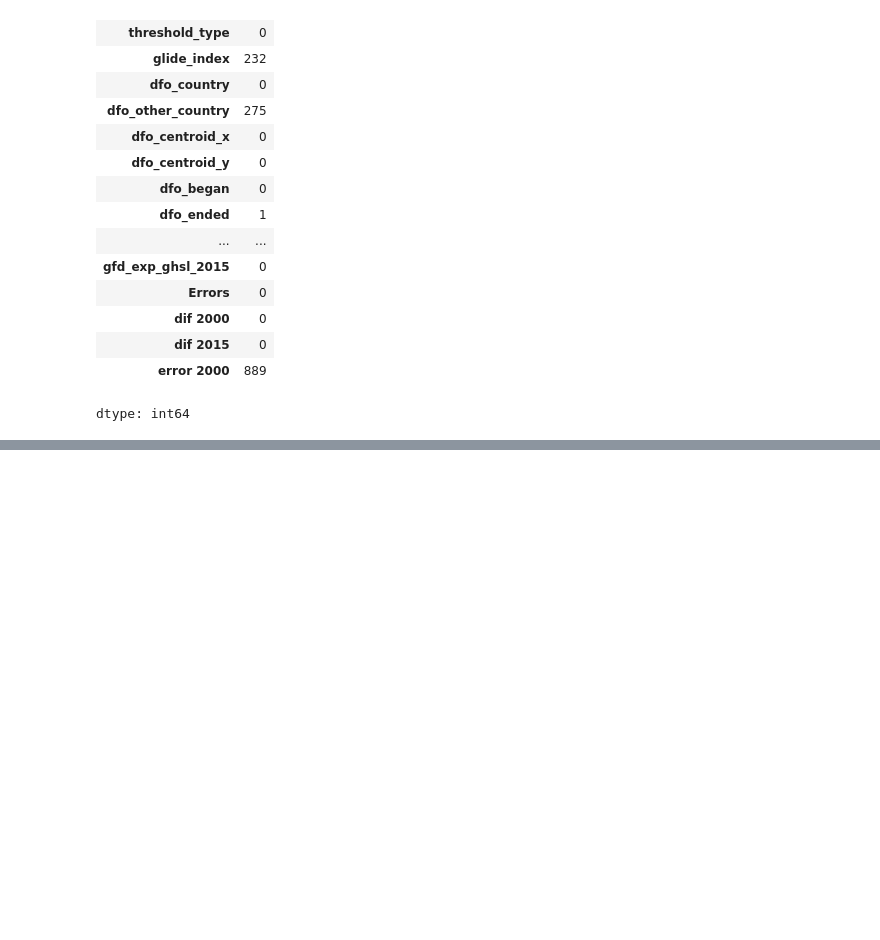
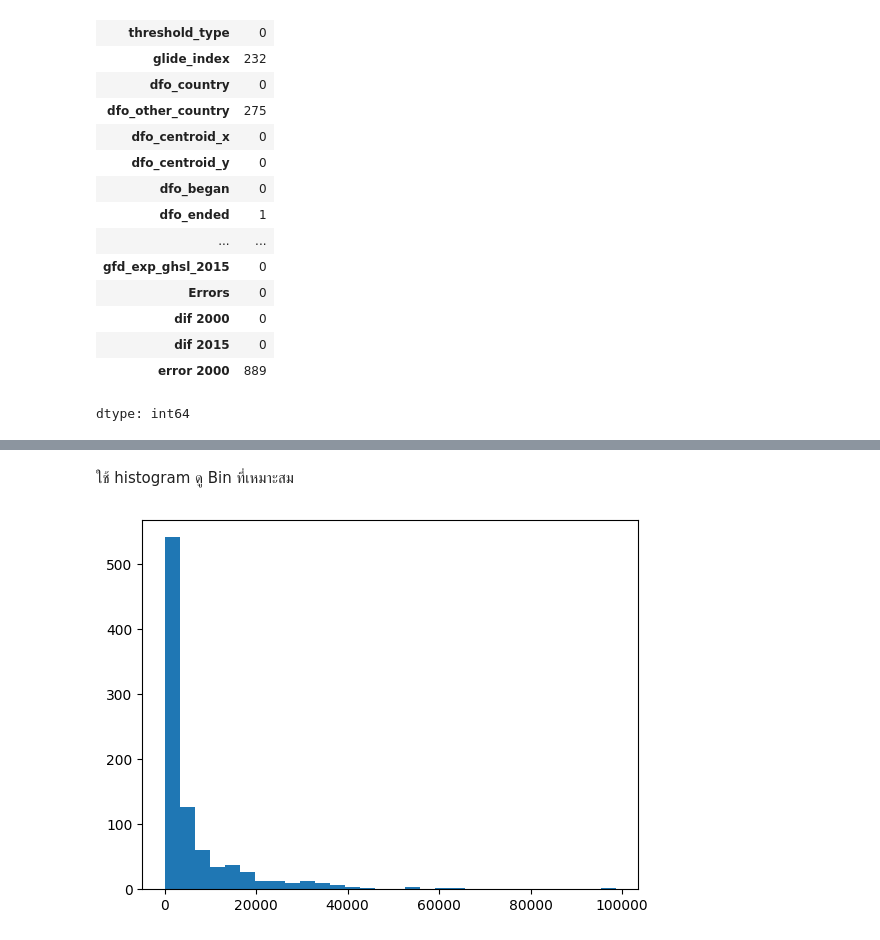
Before and after one commit to Patchaa119/BSC_DPDM2025, a Jupyter notebook: CH3_Data_Preprocessing.ipynb, the cells around one changed output, grey strips where cells are left out. Saved outputs shown, nothing was run; the diff lists cells and outputs as text; code cells hidden in the pictures; blank space fills up the shorter version.

```diff
--- a/CH3_Data_Preprocessing.ipynb
+++ b/CH3_Data_Preprocessing.ipynb
@@ -259,0 +302,6 @@ dtype: int64
+# %% [markdown]
+ใช้ histogram ดู Bin ที่เหมาะสม
+# %%
+outputhist = plt.hist(flood['gfd_area'],30)
+# %% [output]
+[figure, added]
```
Also changed, not shown: parts of 23 cells of this notebook.
